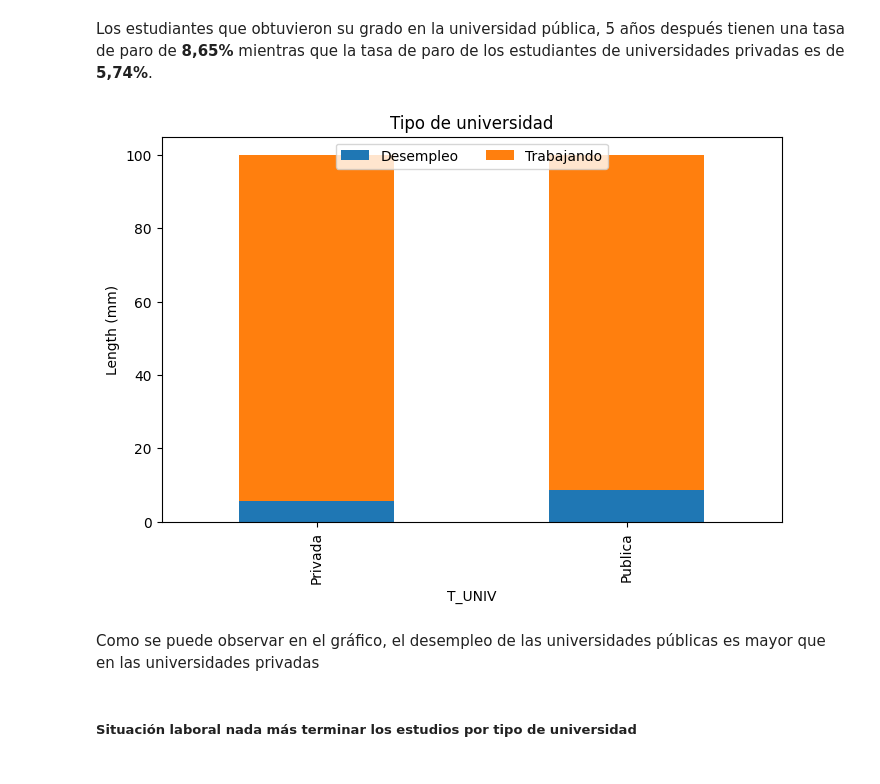
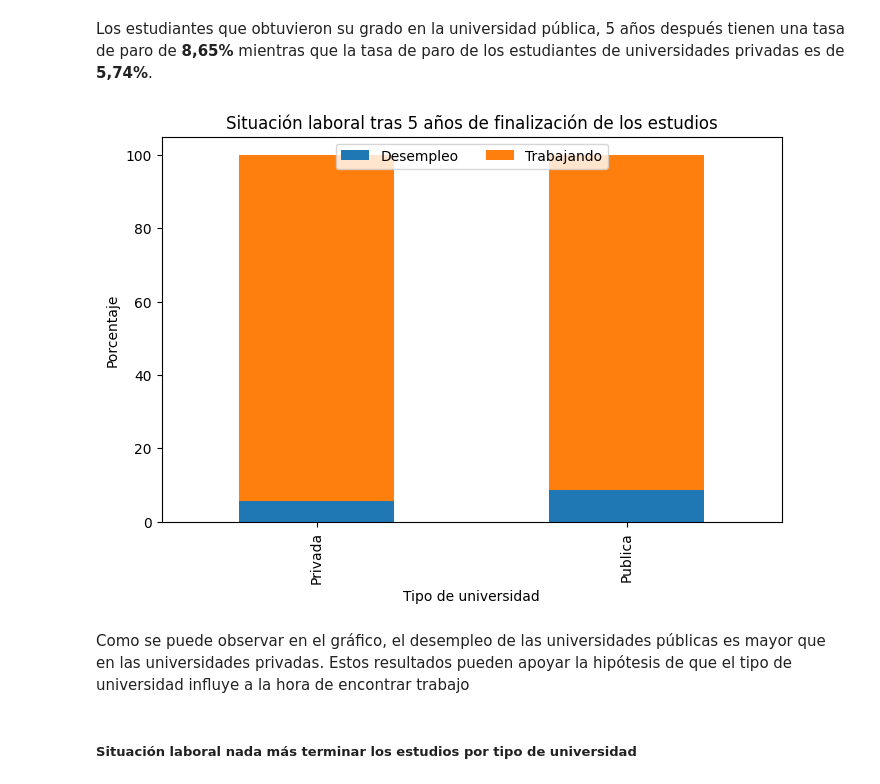
Before and after one commit to BeatrizGD/Students-Employability-Exploratory-Data-Analysis, a Jupyter notebook: src/main.ipynb, the cells around one changed output. Cells and saved outputs as stored; diff of their text form; code cells hidden in the pictures.

```diff
--- a/src/main.ipynb
+++ b/src/main.ipynb
@@ -427,17 +427,18 @@ Los estudiantes que obtuvieron su grado en la universidad pública, 5 años desp
 # %%
 # Gráfico porcentajes
 fig, ax = plt.subplots(figsize=(8, 5))
 porcentaje_empleo['TRBPRN1'].unstack().plot(kind='bar', ax=ax,stacked=True)
 
-ax.set_ylabel('Length (mm)')
-ax.set_title('Tipo de universidad')
+ax.set_xlabel('Tipo de universidad')
+ax.set_ylabel('Porcentaje')
+ax.set_title('Situación laboral tras 5 años de finalización de los estudios')
 ax.legend(loc='upper center', ncols=2)
 
 plt.show()
 # %% [output]
-[figure, old version]
+[figure, new version]
 # %% [markdown]
-Como se puede observar en el gráfico, el desempleo de las universidades públicas es mayor que en las universidades privadas
+Como se puede observar en el gráfico, el desempleo de las universidades públicas es mayor que en las universidades privadas. Estos resultados pueden apoyar la hipótesis de que el tipo de universidad influye a la hora de encontrar trabajo
 # %% [markdown]
 ##### **Situación laboral nada más terminar los estudios por tipo de universidad**
 # %% [markdown]
```
Also changed, not shown: parts of 15 cells of this notebook, 1 other file.
